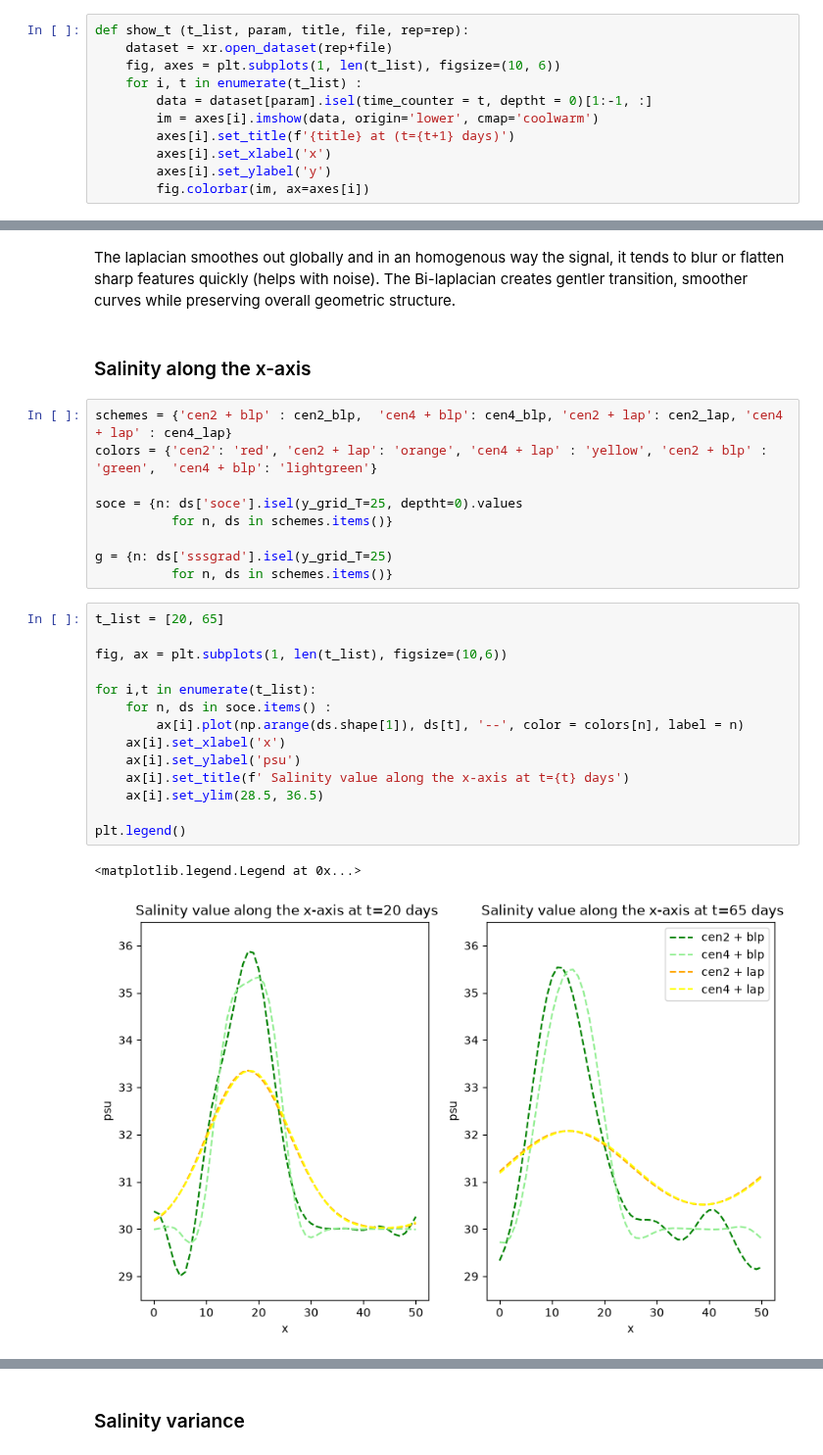
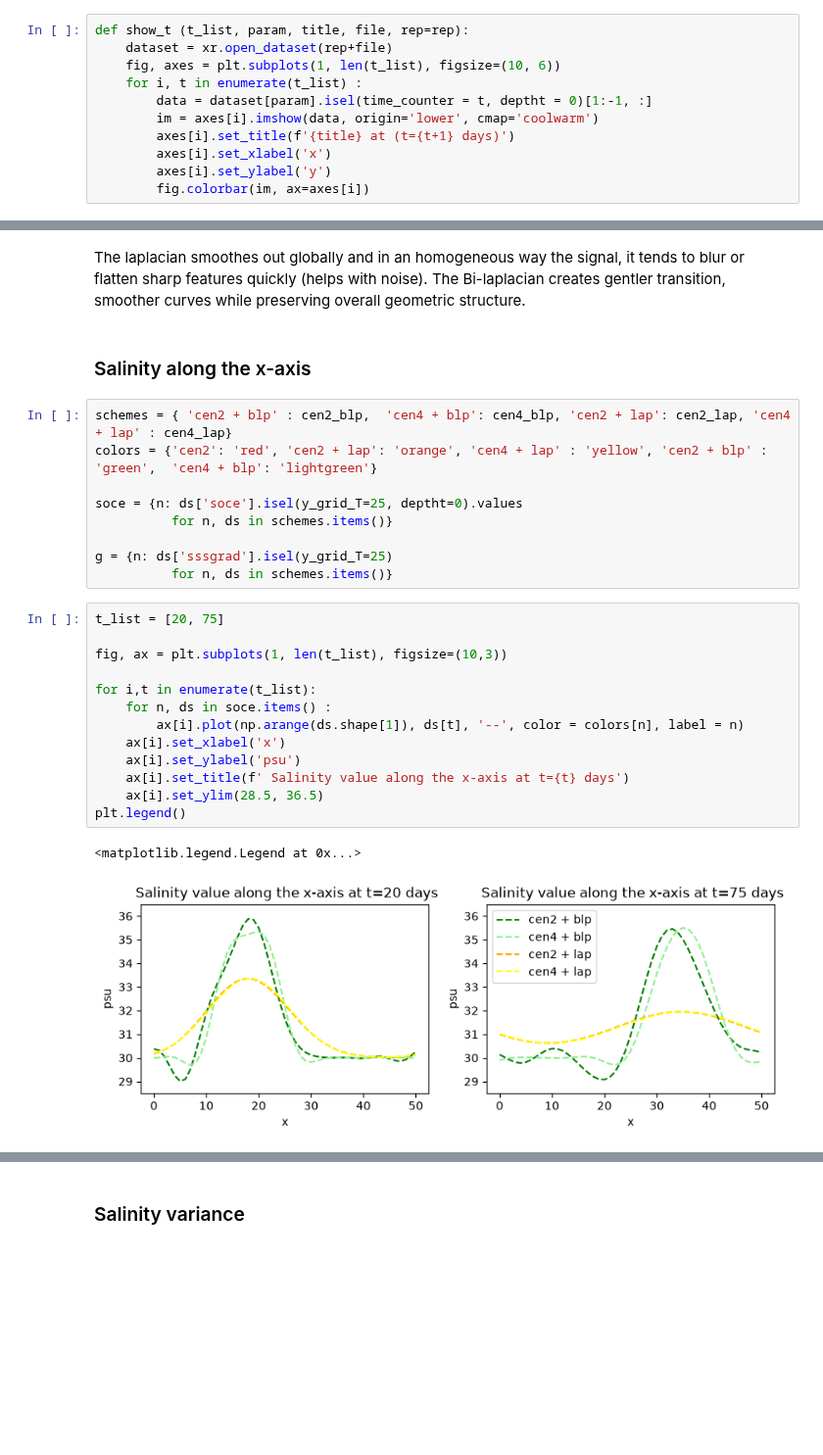
Before and after one commit to justinebuisson606/NEMO_Demonstrators, a Jupyter notebook: Demonstrator 3.ipynb, the cells around one changed output, grey strips where cells are left out. Shown at 98% size. Saved outputs shown, nothing was run; the diff lists cells and outputs as text; blank space fills up the shorter version.

```diff
--- a/Demonstrator 3.ipynb
+++ b/Demonstrator 3.ipynb
@@ -73,12 +73,12 @@ show_t (t_list=[0,25], param='soce', title='CEN4+BLP Salinity', file='CANAL_salt
 [figure]
 [figure]
 # %% [markdown]
-The laplacian smoothes out globally and in an homogenous way the signal, it tends to blur or flatten sharp features quickly (helps with noise).
+The laplacian smoothes out globally and in an homogeneous way the signal, it tends to blur or flatten sharp features quickly (helps with noise).
 The Bi-laplacian creates gentler transition, smoother curves while preserving overall geometric structure.
 # %% [markdown]
 ### Salinity along the x-axis
 # %%
-schemes = {'cen2 + blp' : cen2_blp,  'cen4 + blp': cen4_blp, 'cen2 + lap': cen2_lap, 'cen4 + lap' : cen4_lap}
+schemes = { 'cen2 + blp' : cen2_blp,  'cen4 + blp': cen4_blp, 'cen2 + lap': cen2_lap, 'cen4 + lap' : cen4_lap}
 colors = {'cen2': 'red', 'cen2 + lap': 'orange', 'cen4 + lap' : 'yellow', 'cen2 + blp' : 'green',  'cen4 + blp': 'lightgreen'}
 
 soce = {n: ds['soce'].isel(y_grid_T=25, deptht=0).values
@@ -87,20 +87,19 @@ soce = {n: ds['soce'].isel(y_grid_T=25, deptht=0).values
 g = {n: ds['sssgrad'].isel(y_grid_T=25)
           for n, ds in schemes.items()}
 # %%
-t_list = [20, 65]
+t_list = [20, 75]
 
-fig, ax = plt.subplots(1, len(t_list), figsize=(10,6))
+fig, ax = plt.subplots(1, len(t_list), figsize=(10,3))
 
 for i,t in enumerate(t_list):
     for n, ds in soce.items() :
         ax[i].plot(np.arange(ds.shape[1]), ds[t], '--', color = colors[n], label = n)
     ax[i].set_xlabel('x')
     ax[i].set_ylabel('psu')
     ax[i].set_title(f' Salinity value along the x-axis at t={t} days')
     ax[i].set_ylim(28.5, 36.5)
-
 plt.legend()
 # %% [output]
 <matplotlib.legend.Legend at 0x...>
-[figure, old version]
+[figure, new version]
 # %% [markdown]
```
Also changed, not shown: parts of 8 cells of this notebook, 5 other files.
